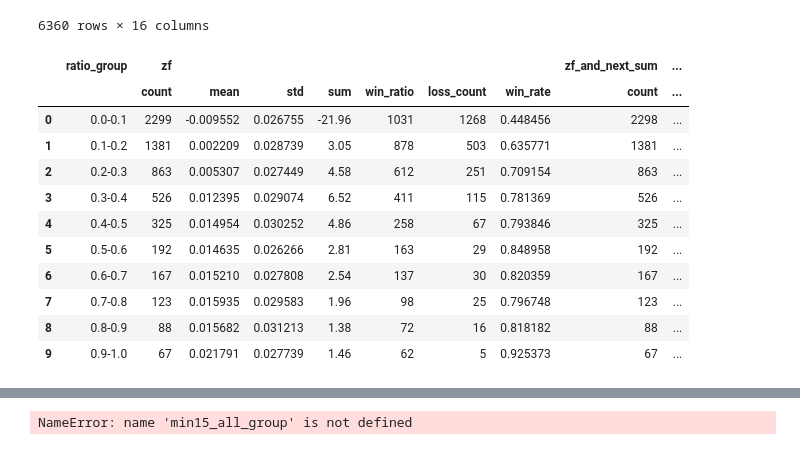
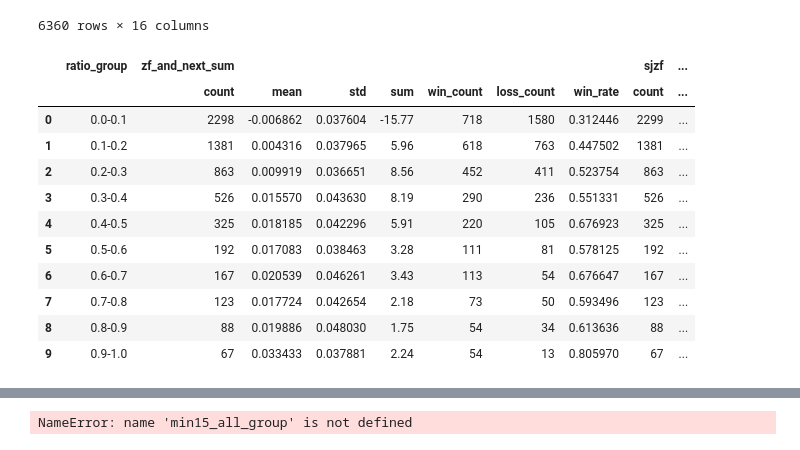
Before and after one commit to chen-cyw-yan/GP, a Jupyter notebook: 当日策列/股票数据.ipynb, the cells around one changed output, grey strips where cells are left out. Cells and saved outputs as stored; diff of their text form; code cells hidden in the pictures.

```diff
--- a/当日策列/股票数据.ipynb
+++ b/当日策列/股票数据.ipynb
@@ -255,7 +234,7 @@ for date, v in tqdm.tqdm(df.groupby(['code','date'])):
     today_open = float(today_open)
     today_close = float(today_close)
     yes_close = float(yes_close)
-
+    buy_price=float(v.loc[(v['hour']==9) & (v['minute']==35), 'close'])
     # 4. 计算涨幅 (此时都是数字，不会报错)
     # 防止除以0
     if yes_close != 0:
@@ -268,12 +247,15 @@ for date, v in tqdm.tqdm(df.groupby(['code','date'])):
     else:
         sjzf = 0.0
 
+    mrzf = round((today_close - buy_price) / buy_price, 2)
+
     # 5. 赋值给新列
     # 因为今天是标量 (scalar)，Pandas 会自动广播到该组的所有行
     v['today_high'] = today_high   # 修正了变量名拼写 hight -> high
     v['today_open'] = today_open
     v['today_close'] = today_close
     v['yes_close'] = yes_close
+    v['buy_price'] = buy_price
     v['zf'] = zf
     v['sjzf'] = sjzf
     v=v.iloc[0:3]
@@ -316,19 +298,13 @@ dfs['est_sell_vol'] = dfs['volume'] * (1 - dfs['buy_ratio'])
 dfs=pd.merge(left=dfs,right=dtr,left_on='code',right_on='code2')
 
 
-
 min15_df=[]
 for k,v in dfs.groupby(['code','date']):
     buy_volume=v['est_buy_vol'].sum()
     sell_volume=v['est_sell_vol'].sum()
-    # if sell_volume==0:
-    #     buy_ratio=-1
-    # else:
-    #     buy_ratio=buy_volume/sell_volume
-
-    buy_ratio=(buy_volume+1e-8)/(sell_volume+1e-8)
     if sell_volume==0 or buy_volume==0:
         continue
+    buy_ratio=(buy_volume)/(sell_volume)
     all_volume=buy_volume+sell_volume
     all_lt_volume=v.iloc[0]['ltgb']
     zb=round(all_volume/all_lt_volume,4)
@@ -373,7 +349,7 @@ for k,v in tqdm.tqdm(min15_df.groupby('code')):
     else:
         v['zb_norm'] = 0.0 # 所有值相同，归一化为 0
     v['zb_group'] = pd.cut(v['zb_norm'], bins=bins, labels=labels, right=False)
-    v['zf_and_next_sum'] = v['zf'] + v['next_day_zf']
+    v['zf_and_next_sum'] = v['sjzf'] + v['next_day_zf']
     min15_df_ls.append(v)
 min15_all_df=pd.concat(min15_df_ls)
 # %%
@@ -398,7 +374,7 @@ for k,v in tqdm.tqdm(min15_df.groupby('code')):
     else:
         v['zb_norm'] = 0.0 # 所有值相同，归一化为 0
     v['zb_group'] = pd.cut(v['zb_norm'], bins=bins, labels=labels, right=False)
-    v['zf_and_next_sum'] = v['zf'] + v['next_day_zf']
+    v['zf_and_next_sum'] = v['sjzf'] + v['next_day_zf']
     min15_df_ls.append(v)
 min15_all_df=pd.concat(min15_df_ls)
 # %%
@@ -418,46 +394,54 @@ min15_all_df
 | 6359 | 97384.00 | 667931.00 | 0.145799 | 765315.0 | 0.0550 | -0.05 | -0.05 | 2026-03-20 | sz.301449 | ... |
 6360 rows × 16 columns
 # %%
-func_pos_rate = lambda x: (x >= 0).sum() / x.count()
+func_pos_rate = lambda x: (x > 0).sum() / x.count()
 func_pos_rate.__name__ = 'win_rate'  # 设置别名为 win_rate
 
-func_neg_count = lambda x: (x < 0).sum()
+func_neg_count = lambda x: (x <= 0).sum()
 func_neg_count.__name__ = 'loss_count' # 设置别名
 
-func_pos_count = lambda x: (x >= 0).sum()
-func_pos_count.__name__ = 'win_ratio' # 设置别名
+func_pos_count = lambda x: (x > 0).sum()
+func_pos_count.__name__ = 'win_count' # 设置别名
 # %%
 min15_all_df.groupby('ratio_group').agg({
-    'zf': ['count',
+    # 'zf': ['count',
+    #        'mean',
+    #        'std',
+    #        'sum',
+    #        func_pos_count,
+    #        func_neg_count,
+    #        func_pos_rate,
+    #        ],
+    'zf_and_next_sum':
+        ['count',
            'mean',
            'std',
            'sum',
            func_pos_count,
            func_neg_count,
-           func_pos_rate,
-           ],
-    'zf_and_next_sum':
+           func_pos_rate,],
+    'sjzf':
         ['count',
            'mean',
            'std',
            'sum',
            func_pos_count,
            func_neg_count,
            func_pos_rate,]
 }).reset_index()
 # %% [output]
-|  | ratio_group | zf |  |  |  |  |  |  | zf_and_next_sum | ... |
-|  |  | count | mean | std | sum | win_ratio | loss_count | win_rate | count | ... |
-| 0 | 0.0-0.1 | 2299 | -0.009552 | 0.026755 | -21.96 | 1031 | 1268 | 0.448456 | 2298 | ... |
-| 1 | 0.1-0.2 | 1381 | 0.002209 | 0.028739 | 3.05 | 878 | 503 | 0.635771 | 1381 | ... |
-| 2 | 0.2-0.3 | 863 | 0.005307 | 0.027449 | 4.58 | 612 | 251 | 0.709154 | 863 | ... |
-| 3 | 0.3-0.4 | 526 | 0.012395 | 0.029074 | 6.52 | 411 | 115 | 0.781369 | 526 | ... |
-| 4 | 0.4-0.5 | 325 | 0.014954 | 0.030252 | 4.86 | 258 | 67 | 0.793846 | 325 | ... |
-| 5 | 0.5-0.6 | 192 | 0.014635 | 0.026266 | 2.81 | 163 | 29 | 0.848958 | 192 | ... |
-| 6 | 0.6-0.7 | 167 | 0.015210 | 0.027808 | 2.54 | 137 | 30 | 0.820359 | 167 | ... |
-| 7 | 0.7-0.8 | 123 | 0.015935 | 0.029583 | 1.96 | 98 | 25 | 0.796748 | 123 | ... |
-| 8 | 0.8-0.9 | 88 | 0.015682 | 0.031213 | 1.38 | 72 | 16 | 0.818182 | 88 | ... |
-| 9 | 0.9-1.0 | 67 | 0.021791 | 0.027739 | 1.46 | 62 | 5 | 0.925373 | 67 | ... |
+|  | ratio_group | zf_and_next_sum |  |  |  |  |  |  | sjzf | ... |
+|  |  | count | mean | std | sum | win_count | loss_count | win_rate | count | ... |
+| 0 | 0.0-0.1 | 2298 | -0.006862 | 0.037604 | -15.77 | 718 | 1580 | 0.312446 | 2299 | ... |
+| 1 | 0.1-0.2 | 1381 | 0.004316 | 0.037965 | 5.96 | 618 | 763 | 0.447502 | 1381 | ... |
+| 2 | 0.2-0.3 | 863 | 0.009919 | 0.036651 | 8.56 | 452 | 411 | 0.523754 | 863 | ... |
+| 3 | 0.3-0.4 | 526 | 0.015570 | 0.043630 | 8.19 | 290 | 236 | 0.551331 | 526 | ... |
+| 4 | 0.4-0.5 | 325 | 0.018185 | 0.042296 | 5.91 | 220 | 105 | 0.676923 | 325 | ... |
+| 5 | 0.5-0.6 | 192 | 0.017083 | 0.038463 | 3.28 | 111 | 81 | 0.578125 | 192 | ... |
+| 6 | 0.6-0.7 | 167 | 0.020539 | 0.046261 | 3.43 | 113 | 54 | 0.676647 | 167 | ... |
+| 7 | 0.7-0.8 | 123 | 0.017724 | 0.042654 | 2.18 | 73 | 50 | 0.593496 | 123 | ... |
+| 8 | 0.8-0.9 | 88 | 0.019886 | 0.048030 | 1.75 | 54 | 34 | 0.613636 | 88 | ... |
+| 9 | 0.9-1.0 | 67 | 0.033433 | 0.037881 | 2.24 | 54 | 13 | 0.805970 | 67 | ... |
 # %%
 min15_all_df.groupby('zb_group').agg({
     'zf': ['count',
```
Also changed, not shown: parts of 7 cells of this notebook, 3 other files.
